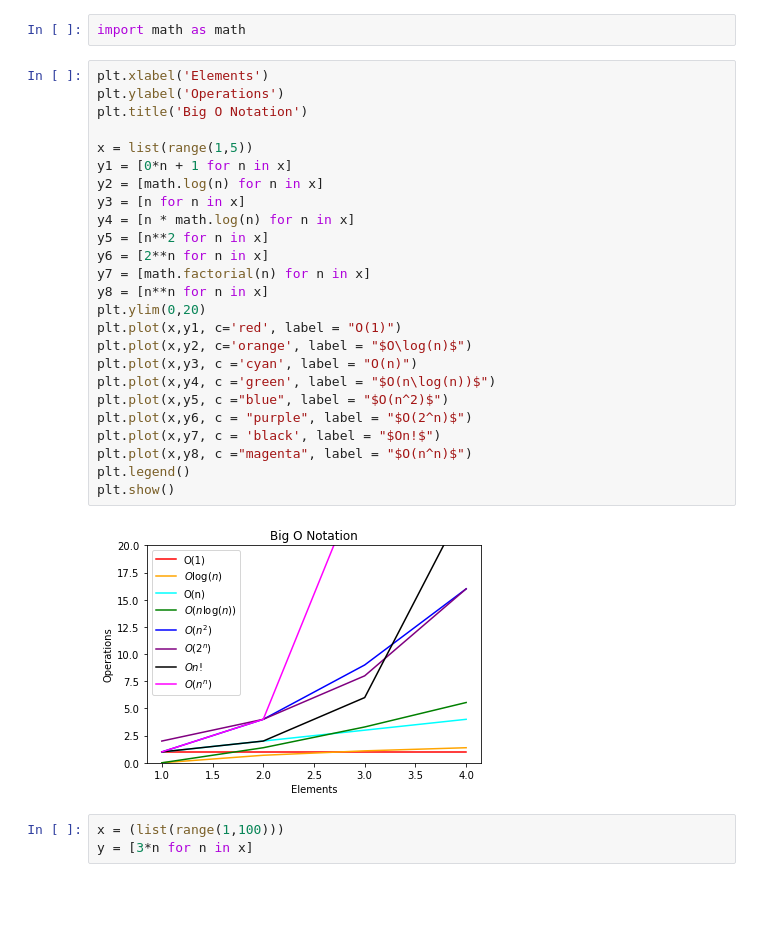
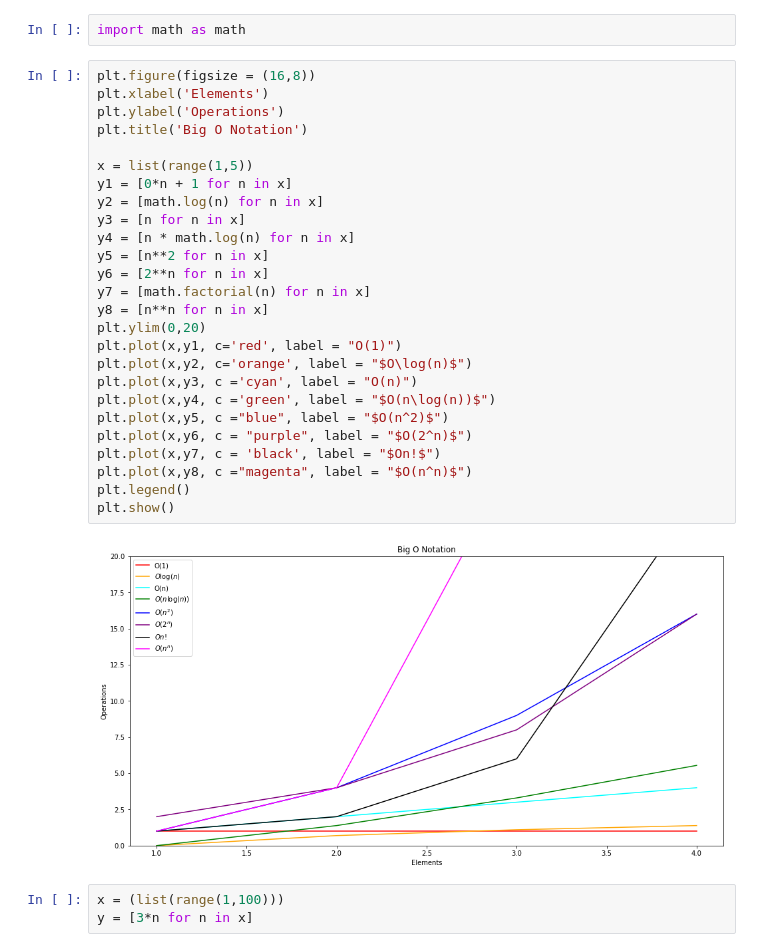
Before and after one commit to annah-vu/numpy-pandas-visualization-exercises, a Jupyter notebook: big_o_notation.ipynb, the cells around one changed output. Cells and saved outputs as stored; diff of their text form; blank space fills up the shorter version.

```diff
--- a/big_o_notation.ipynb
+++ b/big_o_notation.ipynb
@@ -3,32 +3,33 @@ import matplotlib.pyplot as plt
 # %%
 import math as math
 # %%
+plt.figure(figsize = (16,8))
 plt.xlabel('Elements')
 plt.ylabel('Operations')
 plt.title('Big O Notation')
 
 x = list(range(1,5))
 y1 = [0*n + 1 for n in x]
 y2 = [math.log(n) for n in x]
 y3 = [n for n in x]
 y4 = [n * math.log(n) for n in x]
 y5 = [n**2 for n in x]
 y6 = [2**n for n in x]
 y7 = [math.factorial(n) for n in x]
 y8 = [n**n for n in x]
 plt.ylim(0,20)
 plt.plot(x,y1, c='red', label = "O(1)")
 plt.plot(x,y2, c='orange', label = "$O\log(n)$")
 plt.plot(x,y3, c ='cyan', label = "O(n)")
 plt.plot(x,y4, c ='green', label = "$O(n\log(n))$")
 plt.plot(x,y5, c ="blue", label = "$O(n^2)$")
 plt.plot(x,y6, c = "purple", label = "$O(2^n)$")
 plt.plot(x,y7, c = 'black', label = "$On!$")
 plt.plot(x,y8, c ="magenta", label = "$O(n^n)$")
 plt.legend()
 plt.show()
 # %% [output]
-[figure, old version]
+[figure, new version]
 # %%
 x = (list(range(1,100)))
 y = [3*n for n in x]
```
Also changed, not shown: 1 other file.
